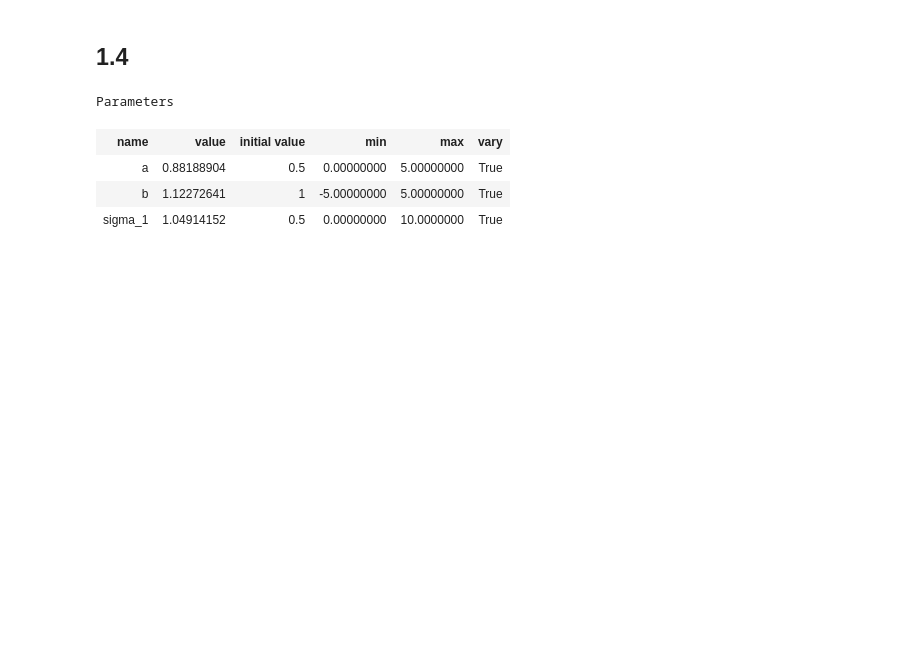
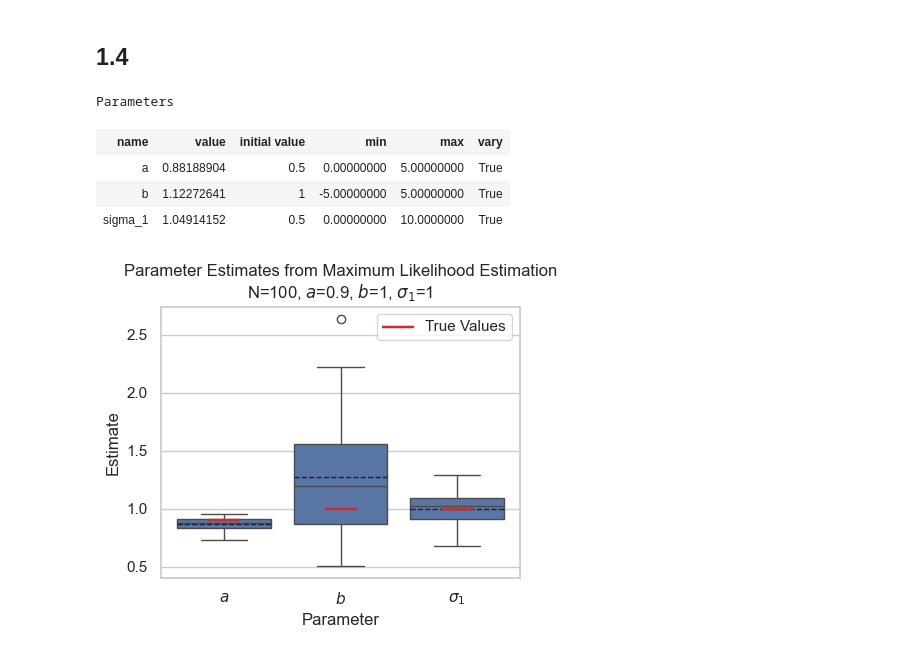
Before and after one commit to JeppeKlitgaard/DTU-02613-TimeSeries, a Jupyter notebook: Assignment4/JK_1.ipynb, the cells around one changed output. Drawn from its saved outputs; the diff is of its cells as text; code cells hidden in the pictures; blank space fills up the shorter version.

```diff
--- a/Assignment4/JK_1.ipynb
+++ b/Assignment4/JK_1.ipynb
@@ -291,7 +274,73 @@ def do_experiment(a, b, sigma_1, rng):
 
     return pd.DataFrame(datas)
 
-# df = do_experiment(a=0.9, b=1, sigma_1=1, rng=np.random.default_rng(0))
+
+a = 0.9
+b = 1
+df = do_experiment(a=a, b=b, sigma_1=1, rng=np.random.default_rng(0))
+# %%
+pretty_renames = {
+    "a_est": "$a$",
+    "b_est": "$b$",
+    "sigma_1_est": "$σ_1$",
+}
+df = df.rename(columns=pretty_renames)
+dfm = df.melt(
+    id_vars=["a_true", "b_true", "sigma_1_true", "sigma_2", "x_prior", "P_prior"],
+    value_vars=list(pretty_renames.values()),
+    var_name="Parameter",
+    value_name="Estimate",
+)
+
+fig, ax = plt.subplots(figsize=(4.5, 4))
+ax_box = sns.boxplot(
+    dfm,
+    x="Parameter",
+    y="Estimate",
+    ax=ax,
+    showmeans=True,
+    meanline=True,
+    legend=True,
+    meanprops={"color": "black", "alpha": 0.7},
+)
+
+true_vals = dfm.iloc[0][["a_true", "b_true", "sigma_1_true"]].rename(
+    {
+        "a_true": "$a$",
+        "b_true": "$b$",
+        "sigma_1_true": "$σ_1$",
+    }
+)
+sns.scatterplot(
+    true_vals,
+    ax=ax,
+    marker="_",
+    # ms=10,
+    s=500,
+    color="tab:red",
+    label="True Values",
+    zorder=10,
+)
+
+true_vals.to_dict()
+params_dict = {
+    "N": 100,
+}
+params_dict |= true_vals.to_dict()
+title_params = ", ".join([f"{k}={v}" for k, v in params_dict.items()])
+
+ax.set_title("Parameter Estimates from Maximum Likelihood Estimation\n" + title_params)
+
+fig.tight_layout()
+fig.show()
+
+fig.savefig(
+    OUTPUT_DIR / f"1_4_experiment_a_{a}_b_{b}_sigma_1_{sigma_1}.png",
+    dpi=DPI_EXPORT,
+    bbox_inches="tight",
+)
+# %% [output]
+[figure, added]
 # %%
 def do_and_plot_experiment(a, b, sigma_1):
     rng = np.random.default_rng(0)
```
Also changed, not shown: parts of 11 cells of this notebook, 7 other files.
